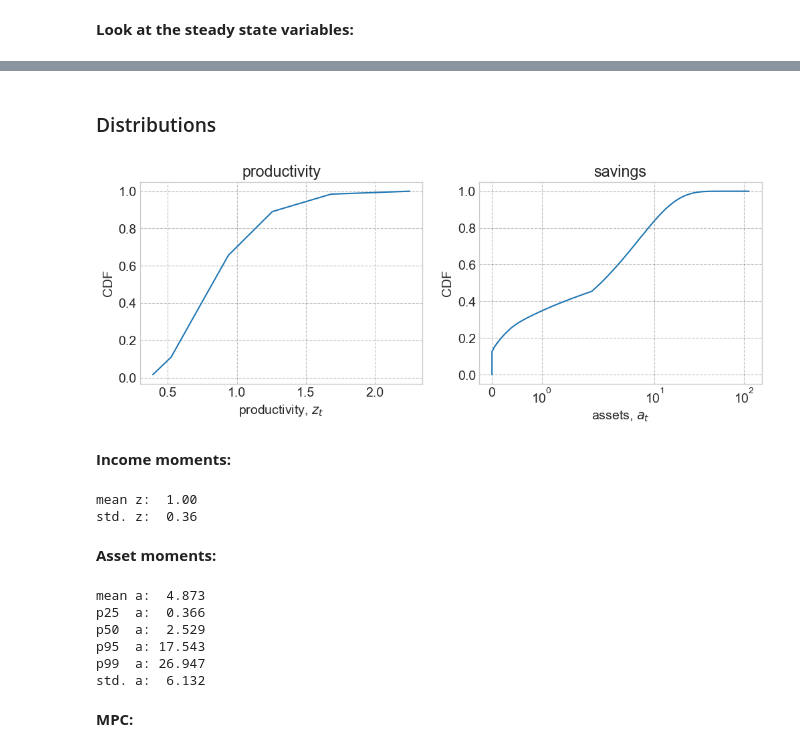
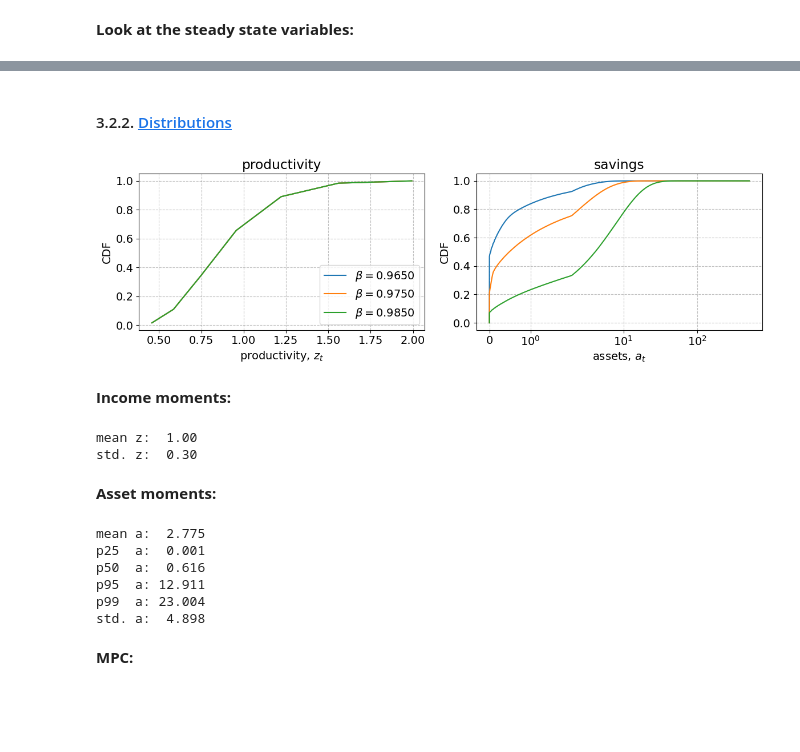
Before and after one commit to NumEconCopenhagen/AdvMacroHet, a Jupyter notebook: 02-StationaryEquilibrium/StationaryEquilibrium.ipynb, the cells around one changed output, grey strips where cells are left out. Cells and saved outputs as stored; diff of their text form; code cells hidden in the pictures; blank space fills up the shorter version.

```diff
--- a/02-StationaryEquilibrium/StationaryEquilibrium.ipynb
+++ b/02-StationaryEquilibrium/StationaryEquilibrium.ipynb
@@ -15,8 +37,8 @@ import numpy as np
 from scipy import optimize
 
 import matplotlib.pyplot as plt
-plt.style.use('seaborn-whitegrid')
-prop_cycle = plt.rcParams['axes.prop_cycle']
-colors = prop_cycle.by_key()['color']
+colors = plt.rcParams['axes.prop_cycle'].by_key()['color']
+plt.rcParams.update({"axes.grid" : True, "grid.color": "black", "grid.alpha":"0.25", "grid.linestyle": "--"})
+plt.rcParams.update({'font.size': 14})
 
 from HANCModel import HANCModelClass
@@ -46,7 +68,7 @@ print(ss.D.shape)
 # %% [markdown]
 Set the steady state values, which matter for the household:
 # %%
-ss.r = 0.02
+ss.r = 0.01
 ss.w = 1.00
 # %% [markdown]
 **Solve the household problem** with `.solve_hh_ss()`:
@@ -148,25 +220,31 @@ fig.tight_layout()
-# %% [markdown]
-### Distributions
+# %% [markdown]
+#### 3.2.2. <a id='toc3_2_2_'></a>[Distributions](#toc0_)
 # %%
 fig = plt.figure(figsize=(12,4),dpi=100)
 
 # a. income
 ax = fig.add_subplot(1,2,1)
 ax.set_title('productivity')
-ax.plot(par.z_grid,np.cumsum(np.sum(ss.D,axis=(0,2))))
+for i_beta,beta in enumerate(par.beta_grid):
+    ax.plot(par.z_grid,np.cumsum(np.sum(ss.D[i_beta],axis=1))*par.Nfix,label=f'$\\beta = {beta:.4f}$')
 
 ax.set_xlabel('productivity, $z_{t}$')
 ax.set_ylabel('CDF')
+ax.legend()
 
 # b. assets
 ax = fig.add_subplot(1,2,2)
 ax.set_title('savings')
-ax.plot(np.insert(par.a_grid,0,par.a_grid[0]),np.insert(np.cumsum(np.sum(ss.D,axis=(0,1))),0,0.0),label='discrete')
+for i_beta in range(par.Nfix):
+    ax.plot(np.insert(par.a_grid,0,par.a_grid[0]),np.insert(np.cumsum(np.sum(ss.D[i_beta],axis=0)),0,0.0)*par.Nfix,label=f'$\\beta = {par.beta_grid[i_beta]:.4f}$')
 ax.set_xlabel('assets, $a_{t}$')
 ax.set_ylabel('CDF')
 ax.set_xscale('symlog')
+
+fig.tight_layout()
+fig.savefig('figs/distribution.pdf')
 # %% [output]
-[figure, old version]
+[figure, new version]
 # %% [markdown]
 **Income moments:**
 # %%
@@ -176,7 +254,7 @@ print(f'mean z: {mean_z:5.2f}')
 print(f'std. z: {std_z:5.2f}')
 # %% [output]
 mean z:  1.00
-std. z:  0.36
+std. z:  0.30
 # %% [markdown]
 **Asset moments:**
 # %%
@@ -216,12 +294,12 @@ print(f'p95  a: {p95_a:6.3f}')
 print(f'p99  a: {p99_a:6.3f}')
 print(f'std. a: {std_a:6.3f}')
 # %% [output]
-mean a:  4.873
-p25  a:  0.366
-p50  a:  2.529
-p95  a: 17.543
-p99  a: 26.947
-std. a:  6.132
+mean a:  2.775
+p25  a:  0.001
+p50  a:  0.616
+p95  a: 12.911
+p99  a: 23.004
+std. a:  4.898
 # %% [markdown]
 **MPC:**
 # %%
```
Also changed, not shown: parts of 41 cells of this notebook, 36 other files.
